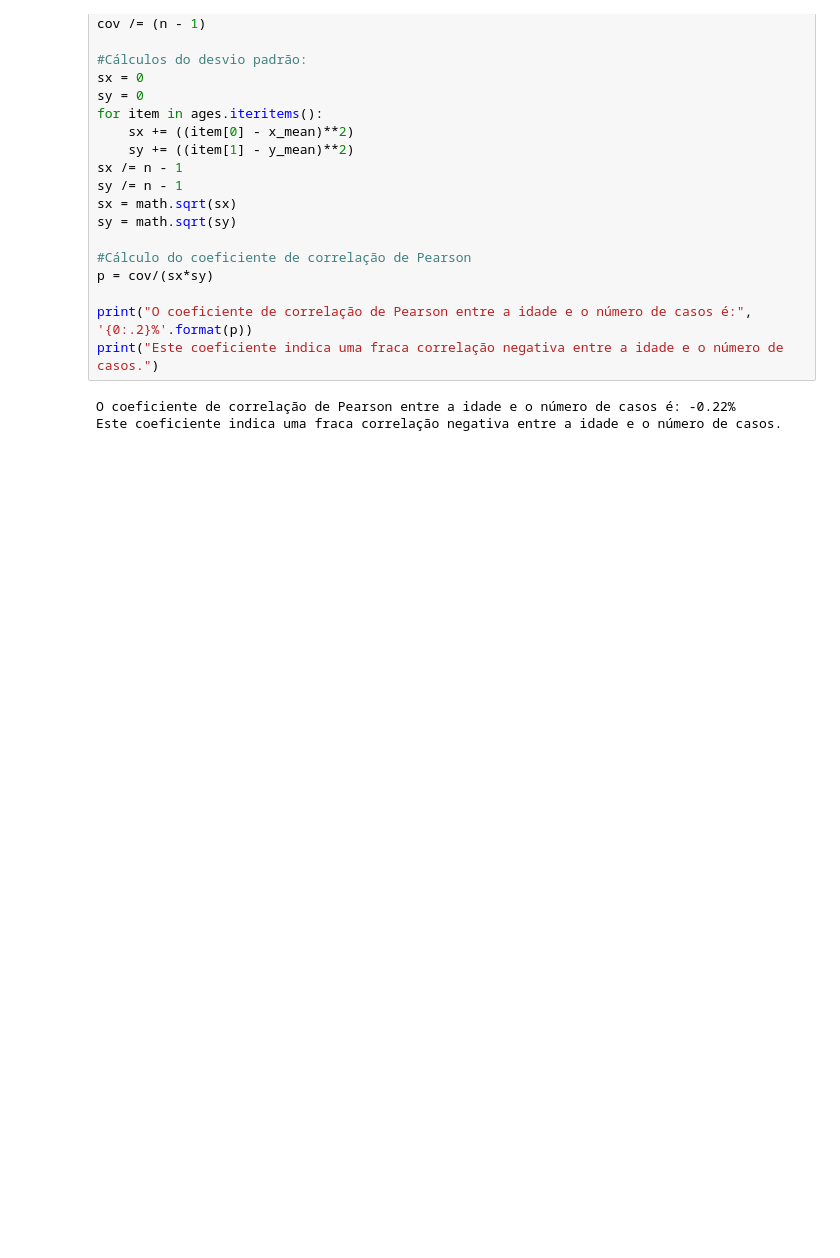
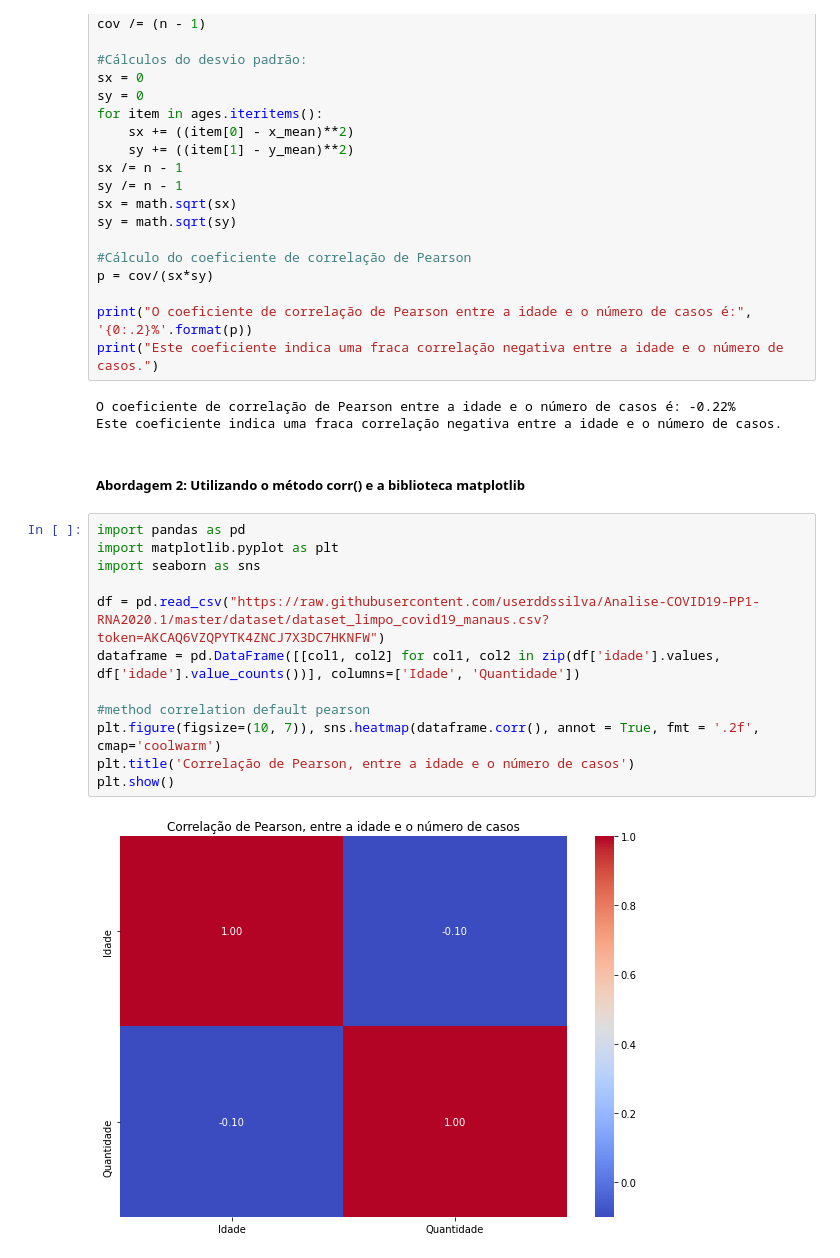
Before and after one commit to JaksonProtazio/Analise-COVID19-PP1-RNA2020.1, a Jupyter notebook: visao_geral_casos_confirmados.ipynb, the cells around one changed output. Saved outputs shown, nothing was run; the diff lists cells and outputs as text; blank space fills up the shorter version.

```diff
--- a/visao_geral_casos_confirmados.ipynb
+++ b/visao_geral_casos_confirmados.ipynb
@@ -454,3 +495,19 @@ print("Este coeficiente indica uma fraca correlação negativa entre a idade e o
 # %% [output]
 O coeficiente de correlação de Pearson entre a idade e o número de casos é: -0.22%
 Este coeficiente indica uma fraca correlação negativa entre a idade e o número de casos.
+# %% [markdown]
+##### Abordagem 2: Utilizando o método corr() e a biblioteca matplotlib
+# %%
+import pandas as pd
+import matplotlib.pyplot as plt
+import seaborn as sns
+
+df = pd.read_csv("https://raw.githubusercontent.com/userddssilva/Analise-COVID19-PP1-RNA2020.1/master/dataset/dataset_limpo_covid19_manaus.csv?token=AKCAQ6VZQPYTK4ZNCJ7X3DC7HKNFW")
+dataframe = pd.DataFrame([[col1, col2] for col1, col2 in zip(df['idade'].values, df['idade'].value_counts())], columns=['Idade', 'Quantidade'])
+
+#method correlation default pearson
+plt.figure(figsize=(10, 7)), sns.heatmap(dataframe.corr(), annot = True, fmt = '.2f', cmap='coolwarm')
+plt.title('Correlação de Pearson, entre a idade e o número de casos')
+plt.show()
+# %% [output]
+[figure, added]
```
Also changed, not shown: parts of 7 cells of this notebook.
